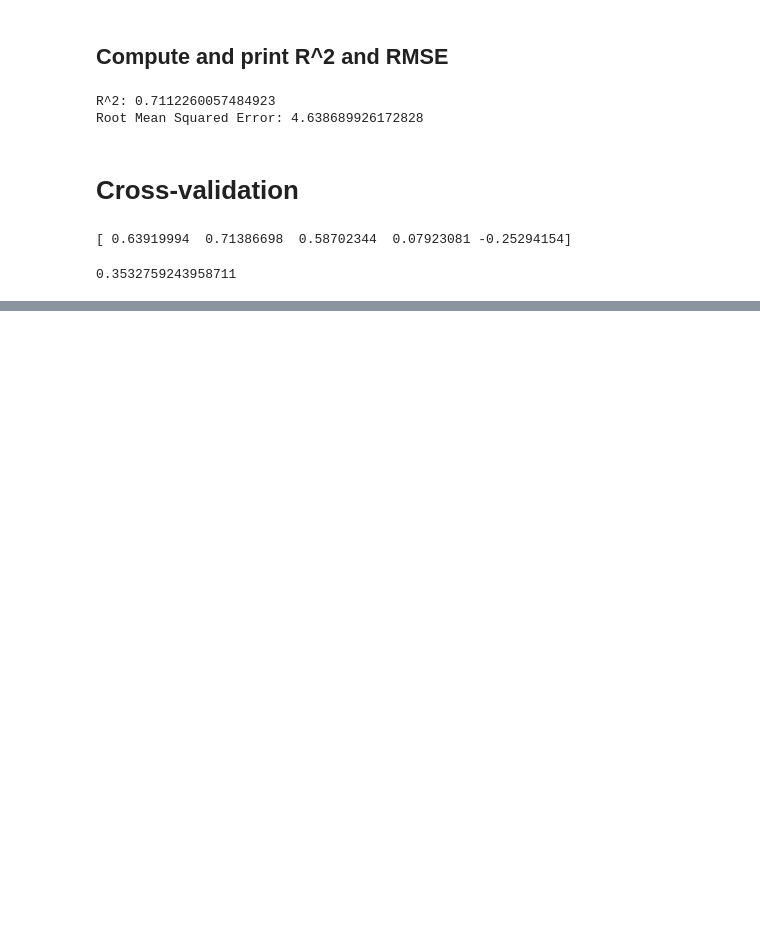
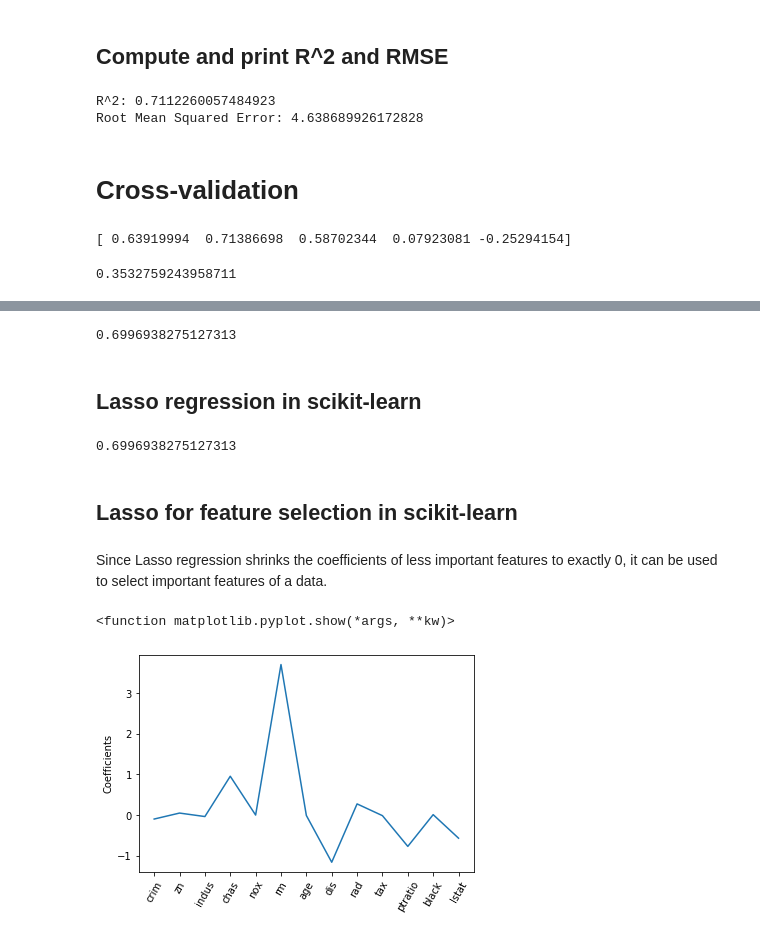
Before and after one commit to yoonseopark001/Python-Supervised-Learning-with-scikit-learn, a Jupyter notebook: B01_Regression_BostonHousing.ipynb, the cells around one changed output, grey strips where cells are left out. Cells and saved outputs as stored; diff of their text form; code cells hidden in the pictures; blank space fills up the shorter version.

```diff
--- a/B01_Regression_BostonHousing.ipynb
+++ b/B01_Regression_BostonHousing.ipynb
@@ -189,0 +221,35 @@ np.mean(cv_results)
+# %%
+from sklearn.linear_model import Ridge
+# X_train, X_test, y_train, y_test = train_test_split(X, y, test_size = 0.3, random_state=42)
+ridge = Ridge(alpha=0.1, normalize=True)
+ridge.fit(X_train, y_train)
+ridge_pred = ridge.predict(X_test)
+ridge.score(X_test, y_test)
+# %% [output]
+0.6996938275127313
+# %% [markdown]
+## Lasso regression in scikit-learn
+# %%
+from sklearn.linear_model import Lasso
+# X_train, X_test, y_train, y_test = train_test_split(X, y, test_size = 0.3, random_state=42)
+lasso = Ridge(alpha=0.1, normalize=True)
+lasso.fit(X_train, y_train)
+lasso_pred = lasso.predict(X_test)
+lasso.score(X_test, y_test)
+# %% [output]
+0.6996938275127313
+# %% [markdown]
+## Lasso for feature selection in scikit-learn
+# %% [markdown]
+Since Lasso regression shrinks the coefficients of less important features to exactly 0, it can be used to select important features of a data.
+# %%
+names = Boston.drop('medv', axis=1).columns
+lasso = Lasso(alpha=0.1)
+lasso_coef = lasso.fit(X, y).coef_
+_ = plt.plot(range(len(names)), lasso_coef)
+_ = plt.xticks(range(len(names)), names, rotation=60)
+_ = plt.ylabel('Coefficients')
+plt.show
+# %% [output]
+<function matplotlib.pyplot.show(*args, **kw)>
+[figure, added]
```
Also changed, not shown: parts of 7 cells of this notebook, 5 other files.
